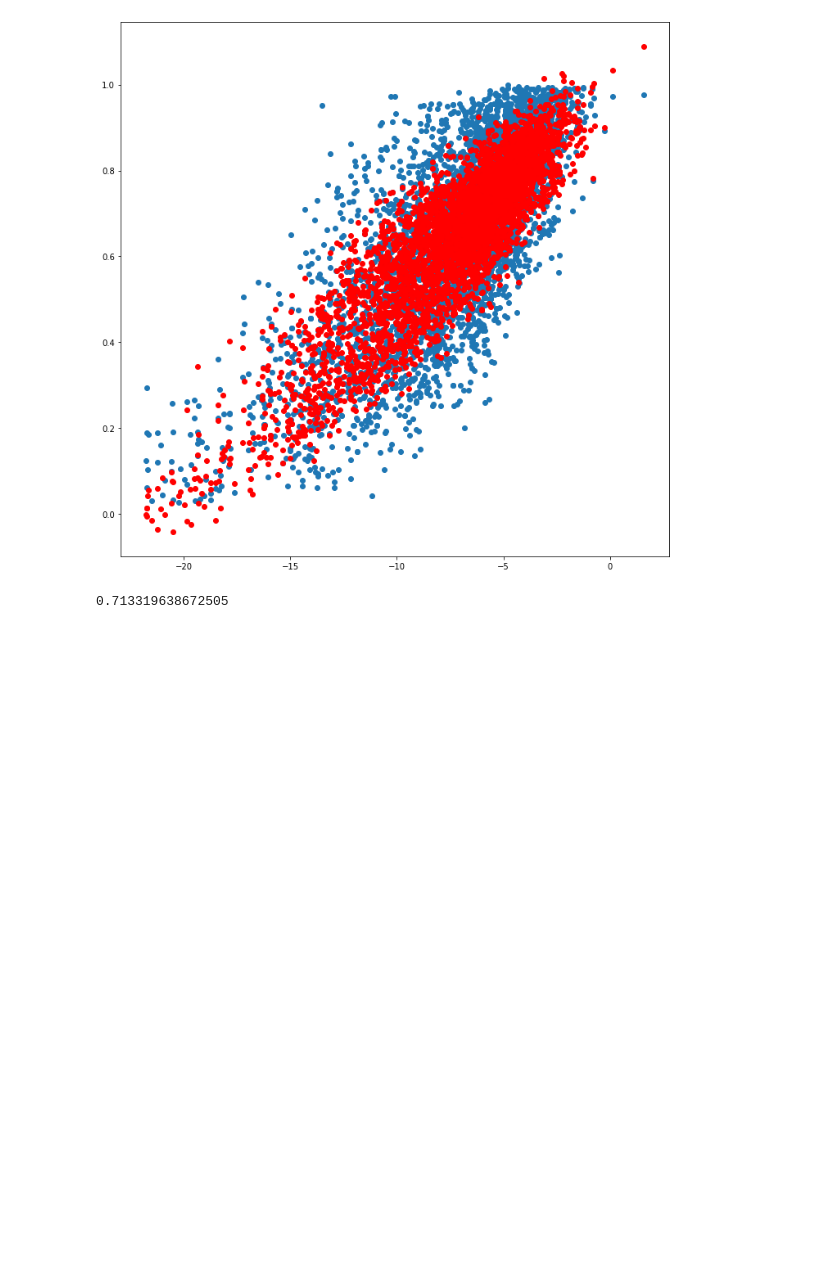
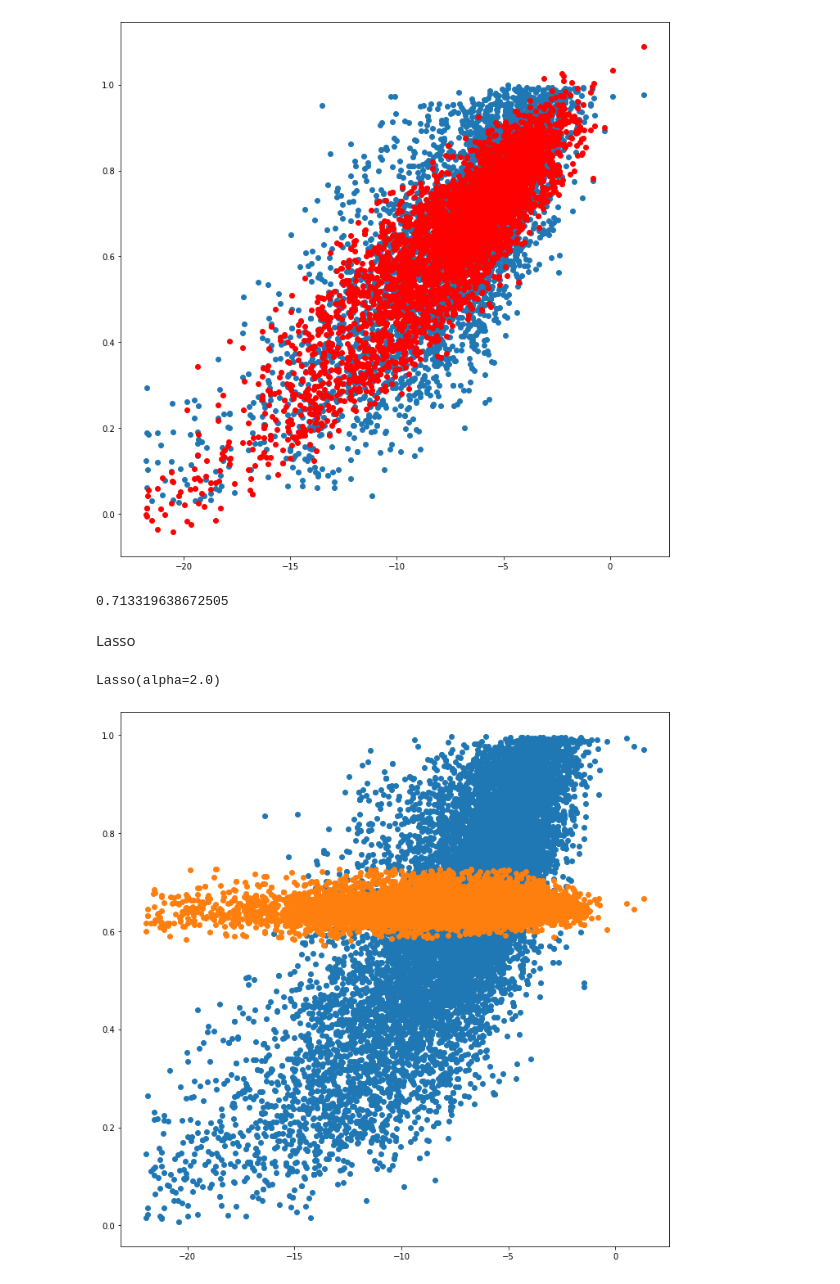
Before and after one commit to slatkowski/son_dependency, a Jupyter notebook: song_dependency.ipynb, the cells around one changed output. Drawn from its saved outputs; the diff is of its cells as text; code cells hidden in the pictures; blank space fills up the shorter version.

Commit message:
Added attempt Lasso linear model.

```diff
--- a/song_dependency.ipynb
+++ b/song_dependency.ipynb
@@ -296,7 +296,26 @@ plt.scatter(X_test['loudness'], pred_test, color = 'red')
 plt.show()
 # %% [output]
 [figure]
-# %%
-r2_score(y_test, pred_test)
-# %% [output]
-0.713319638672505
+# %%
+r2_score(y_test, pred_test)
+# %% [output]
+0.713319638672505
+# %% [markdown]
+Lasso
+# %%
+from sklearn.linear_model import Lasso
+
+lasso_model = Lasso(alpha = 2.0)
+
+lasso_model.fit(X_train, y_train)
+# %% [output]
+Lasso(alpha=2.0)
+# %%
+pred_l = lasso_model.predict(X_train)
+# %%
+plt.subplots(figsize = (12, 12))
+plt.scatter(X_train['loudness'], y_train)
+plt.scatter(X_train['loudness'], pred_l)
+plt.show()
+# %% [output]
+[figure, added]
```
Also changed, not shown: parts of 2 cells of this notebook.
